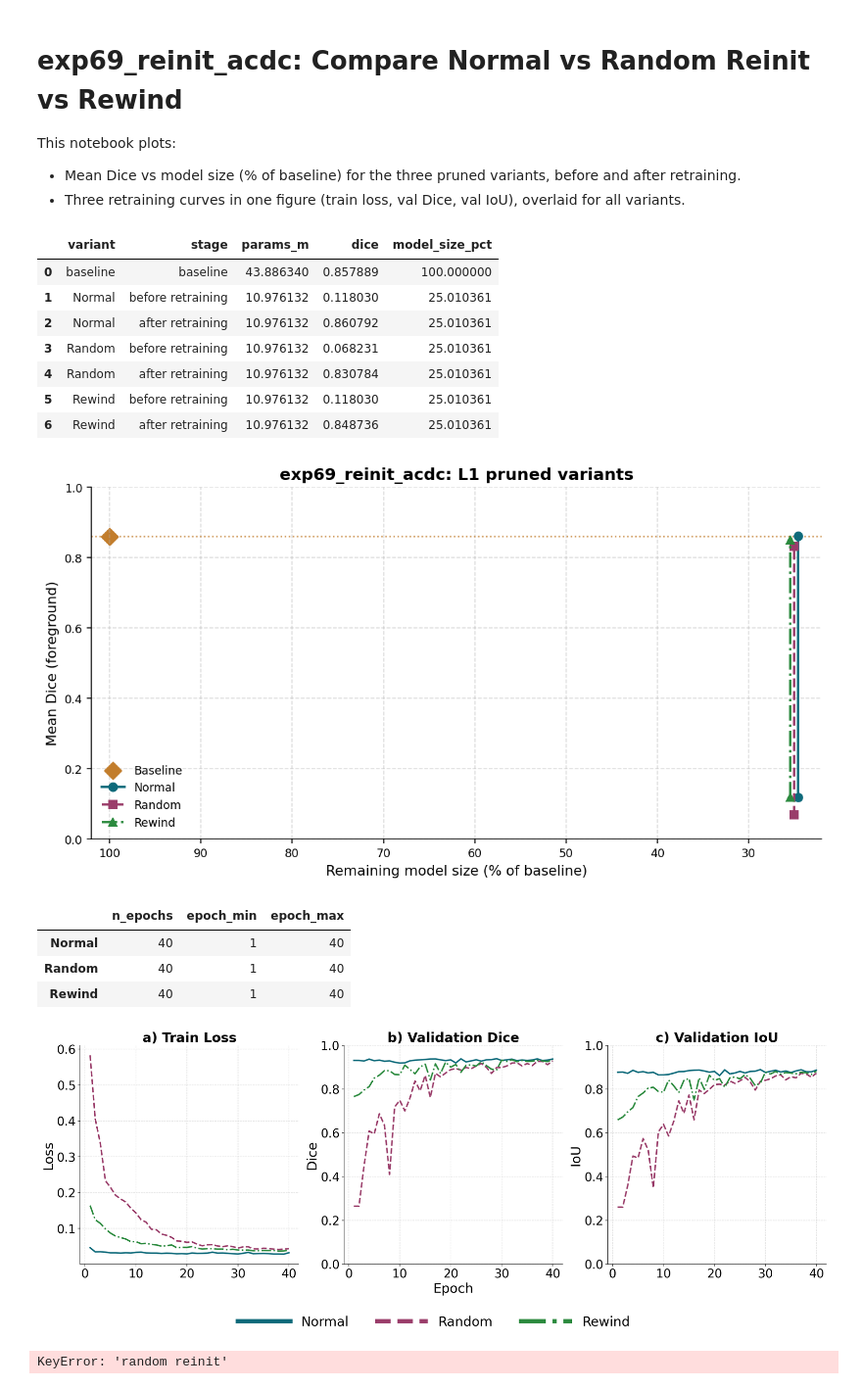
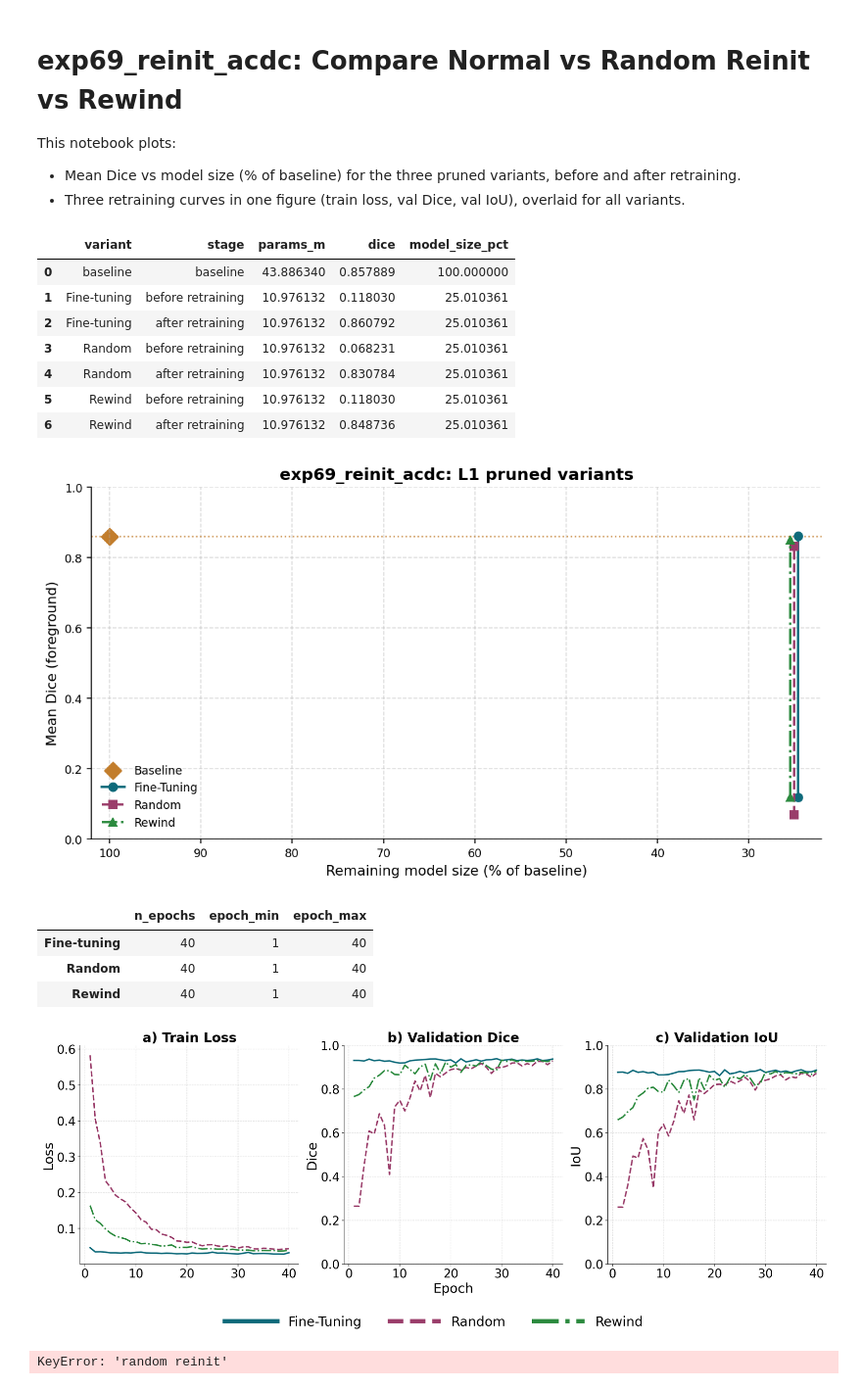
Before and after one commit to TijmenToxopeus/basic_UNet, a Jupyter notebook: src/notebooks/exp69_reinit_plots.ipynb, the cells around one changed output. Shown at 98% size. Cells and saved outputs as stored; diff of their text form; code cells hidden in the pictures.

```diff
--- a/src/notebooks/exp69_reinit_plots.ipynb
+++ b/src/notebooks/exp69_reinit_plots.ipynb
@@ -25,7 +25,7 @@ apply_publication_style()
 exp_dir = Path('/mnt/hdd/ttoxopeus/basic_UNet/results/UNet_ACDC/exp69_reinit_acdc')
 
 variant_tags = {
-    'Normal': 'l1_norm_50_50_50_50_50_50_50_50_50_50_50',
+    'Fine-tuning': 'l1_norm_50_50_50_50_50_50_50_50_50_50_50',
     'Random': 'l1_norm_50_50_50_50_50_50_50_50_50_50_50_random',
     'Rewind': 'l1_norm_50_50_50_50_50_50_50_50_50_50_50_rewind',
 }
@@ -78,8 +78,8 @@ eval_df
 # %% [output]
 |  | variant | stage | params_m | dice | model_size_pct |
 | 0 | baseline | baseline | 43.886340 | 0.857889 | 100.000000 |
-| 1 | Normal | before retraining | 10.976132 | 0.118030 | 25.010361 |
-| 2 | Normal | after retraining | 10.976132 | 0.860792 | 25.010361 |
+| 1 | Fine-tuning | before retraining | 10.976132 | 0.118030 | 25.010361 |
+| 2 | Fine-tuning | after retraining | 10.976132 | 0.860792 | 25.010361 |
 | 3 | Random | before retraining | 10.976132 | 0.068231 | 25.010361 |
 | 4 | Random | after retraining | 10.976132 | 0.830784 | 25.010361 |
 | 5 | Rewind | before retraining | 10.976132 | 0.118030 | 25.010361 |
@@ -89,7 +89,7 @@ eval_df
 fig, ax = plt.subplots(figsize=(8.8, 4.8))
 
 variant_style = {
-    'Normal': {'color': PUB_COLORS['l1'], 'linestyle': '-', 'marker': 'o', 'offset': -0.45},
+    'Fine-tuning': {'color': PUB_COLORS['l1'], 'linestyle': '-', 'marker': 'o', 'offset': -0.45},
     'Random': {'color': PUB_COLORS['corr'], 'linestyle': '--', 'marker': 's', 'offset': 0.0},
     'Rewind': {'color': PUB_COLORS['good'], 'linestyle': '-.', 'marker': '^', 'offset': 0.45},
 }
@@ -135,7 +135,7 @@ despine(ax)
 plt.tight_layout()
 plt.show()
 # %% [output]
-[figure, old version]
+[figure, new version]
 # %%
 # Load retraining epoch metrics for all variants
 def metrics_to_df(obj):
@@ -154,7 +154,7 @@ pd.DataFrame({k: [len(v), int(v['epoch'].min()), int(v['epoch'].max())] for k, v
              index=['n_epochs', 'epoch_min', 'epoch_max']).T
 # %% [output]
 |  | n_epochs | epoch_min | epoch_max |
-| Normal | 40 | 1 | 40 |
+| Fine-tuning | 40 | 1 | 40 |
 | Random | 40 | 1 | 40 |
 | Rewind | 40 | 1 | 40 |
 # %%
@@ -167,7 +167,7 @@ tick_fs = 20
 legend_fs = 22
 
 variant_style = {
-    'Normal': {'color': PUB_COLORS['l1'], 'linestyle': '-'},
+    'Fine-tuning': {'color': PUB_COLORS['l1'], 'linestyle': '-'},
     'Random': {'color': PUB_COLORS['corr'], 'linestyle': '--'},
     'Rewind': {'color': PUB_COLORS['good'], 'linestyle': '-.'},
 }
@@ -190,34 +190,34 @@ axes[1].set_ylabel('Dice', fontsize=axis_label_fs)
 axes[1].set_ylim(0, 1)
 despine(axes[1])
 
 axes[2].set_title('c) Validation IoU', fontsize=title_fs)
 #axes[2].set_xlabel('Epoch', fontsize=axis_label_fs)
 axes[2].set_ylabel('IoU', fontsize=axis_label_fs)
 axes[2].set_ylim(0, 1)
 despine(axes[2])
 
 for ax in axes:
     ax.tick_params(axis='both', labelsize=tick_fs)
     ax.set_box_aspect(1)
 
 handles, labels = axes[0].get_legend_handles_labels()
 leg = fig.legend(
     handles,
     labels,
     loc='lower center',
     ncol=3,
     frameon=False,
     bbox_to_anchor=(0.5, -0.08),
     fontsize=legend_fs,
     handlelength=4.0,
 )
 for h in leg.get_lines():
     h.set_linewidth(7.0)
 
 plt.tight_layout(rect=[0, 0.10, 1, 1])
 plt.show()
 # %% [output]
-[figure, old version]
+[figure, new version]
 # %%
 # Figure 3: Clear reinit comparison (stacked metrics + delta to normal)
 fig, axes = plt.subplots(3, 1, figsize=(8.8, 8.4), sharex=True, gridspec_kw={'height_ratios': [1.0, 1.0, 0.8]})
```
Also changed, not shown: 4 other files.
